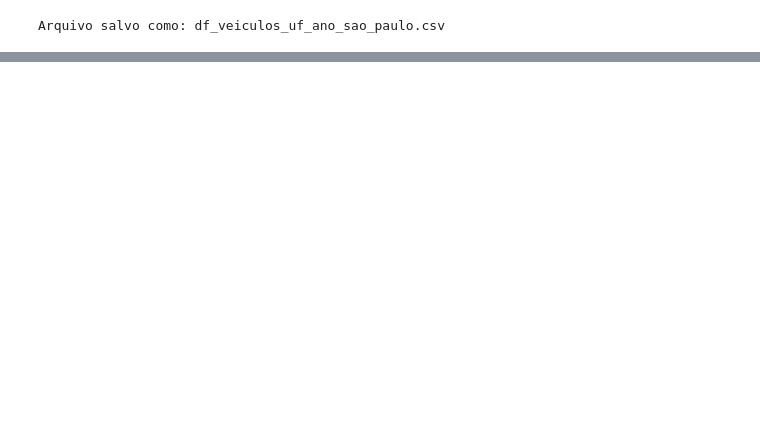
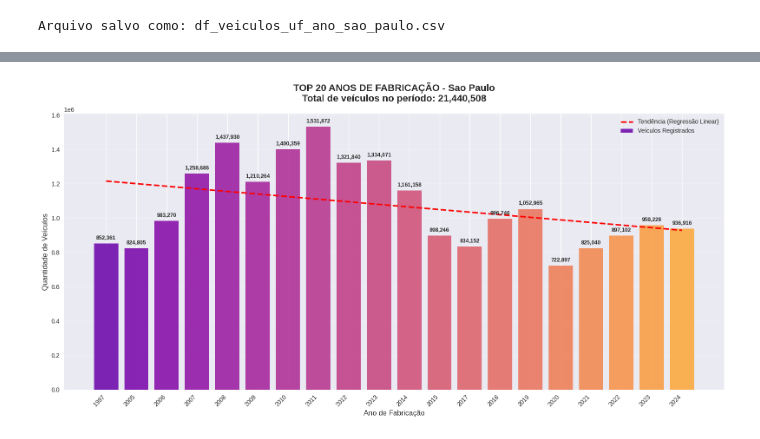
Before and after one commit to fabiobaroliveira/analise_exploratoria_de_dados, a Jupyter notebook: analise_exploratoria_frota_nacional.ipynb, the cells around one changed output, grey strips where cells are left out. Cells and saved outputs as stored; diff of their text form; code cells hidden in the pictures; blank space fills up the shorter version.

```diff
--- a/analise_exploratoria_frota_nacional.ipynb
+++ b/analise_exploratoria_frota_nacional.ipynb
@@ -336,0 +372,81 @@ Digite o nome do estado sem acento (ex: SAO PAULO): Sao paulo
+# %%
+# Solicitar o estado ao usuário
+#escolha_estado = input("Digite o nome do estado sem acento (ex: SAO PAULO): ").upper()
+
+if escolha_estado in dfs_por_uf:
+    # Preparar os dados do estado (Top 20 anos)
+    top_20_estado = (
+        dfs_por_uf[escolha_estado]
+        .sort_values('Total de Veículos', ascending=False)
+        .head(20)
+        .sort_values('Ano Fabricação')
+    )
+
+    # Configurações do gráfico
+    plt.figure(figsize=(16, 8))
+    plt.style.use('seaborn-v0_8')
+
+    # --- GRÁFICO DE BARRAS ---
+    bars = plt.bar(
+        top_20_estado['Ano Fabricação'].astype(str),
+        top_20_estado['Total de Veículos'],
+        color=plt.cm.plasma(np.linspace(0.2, 0.8, 20)),  # Gradiente de cores
+        alpha=0.85,
+        label='Veículos Registrados'
+    )
+
+    # --- LINHA DE TENDÊNCIA ---
+    x = np.arange(len(top_20_estado))
+    y = top_20_estado['Total de Veículos']
+    z = np.polyfit(x, y, 1)
+    p = np.poly1d(z)
+    plt.plot(x, p(x), 'r--', linewidth=2.5, label='Tendência (Regressão Linear)')
+
+    # --- ANOTAÇÕES ---
+    # Valores nas barras
+    for bar in bars:
+        height = bar.get_height()
+        plt.text(
+            bar.get_x() + bar.get_width()/2.,
+            height + max(y)*0.01,
+            f'{height:,.0f}',
+            ha='center',
+            va='bottom',
+            fontsize=9,
+            fontweight='bold'
+        )
+
+    # Destaque para o pico
+    max_veiculos = top_20_estado['Total de Veículos'].max()
+    ano_pico = top_20_estado.loc[top_20_estado['Total de Veículos'].idxmax(), 'Ano Fabricação']
+
+    plt.annotate(
+        f'Pico: {max_veiculos:,.0f} veículos\n({ano_pico})',
+        xy=(top_20_estado[top_20_estado['Ano Fabricação'] == ano_pico].index[0], max_veiculos),
+        xytext=(20, 30),
+        textcoords='offset points',
+        arrowprops=dict(arrowstyle='->', color='red', linewidth=1.5),
+        bbox=dict(boxstyle='round,pad=0.5', fc='white', alpha=0.8),
+        fontsize=10
+    )
+
+    # --- FORMATAÇÃO ---
+    plt.title(
+        f'TOP 20 ANOS DE FABRICAÇÃO - {escolha_estado.title()}\n'
+        f'Total de veículos no período: {top_20_estado["Total de Veículos"].sum():,.0f}',
+        fontsize=16,
+        pad=20,
+        fontweight='bold'
+    )
+    plt.xlabel('Ano de Fabricação', fontsize=12)
+    plt.ylabel('Quantidade de Veículos', fontsize=12)
+    plt.xticks(rotation=45, ha='right')
+    plt.grid(axis='y', alpha=0.3)
+    plt.legend(framealpha=1)
+    plt.tight_layout()
+    plt.show()
+
+else:
+    print(f"Estado '{escolha_estado}' não encontrado!")
+# %% [output]
+[figure, added]
```
Also changed, not shown: parts of 9 cells of this notebook.
